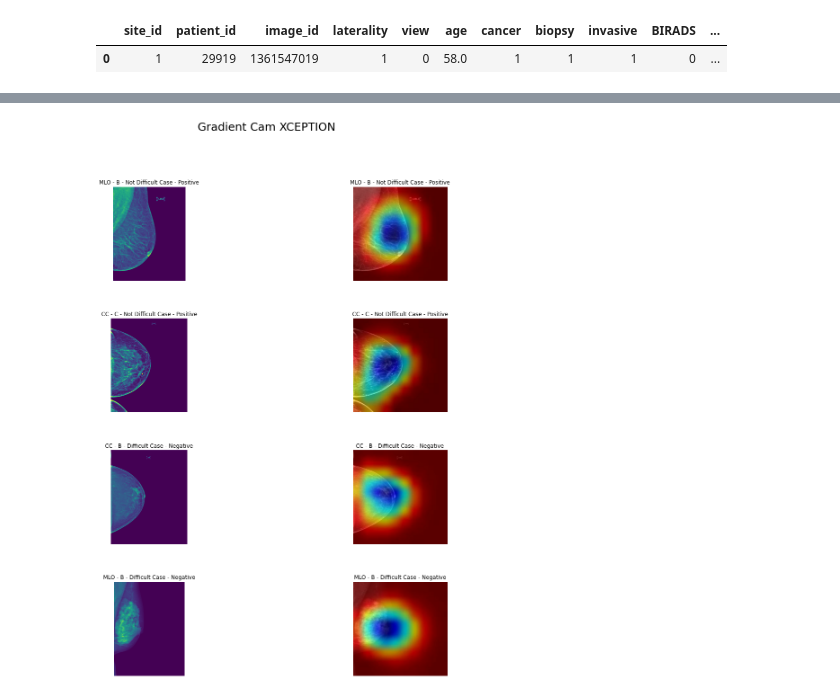
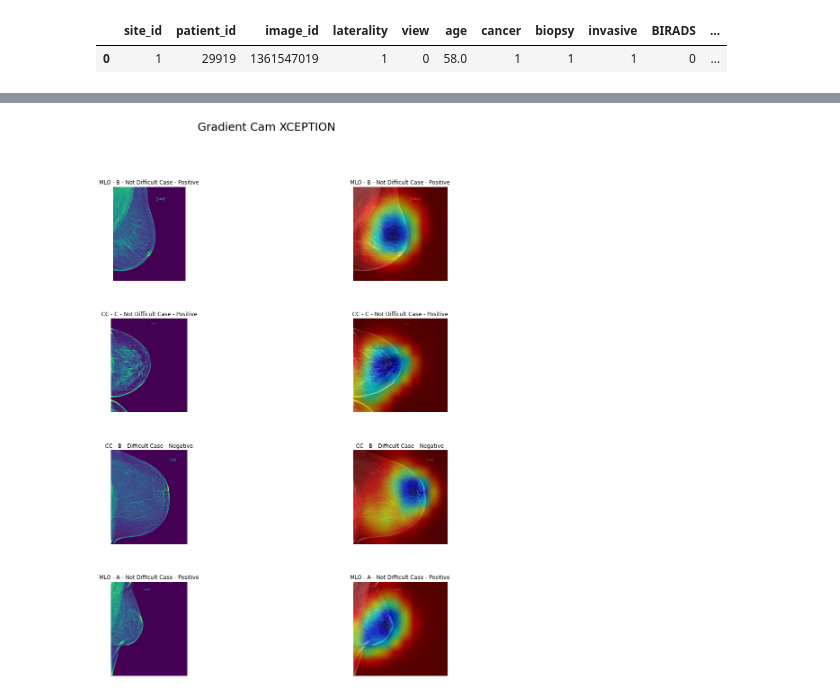
Before and after one commit to BekzodTolipov/RSNA-Screening-Mammography-Breast-Cancer-Detection, a Jupyter notebook: src/01_cleanup_eda/model_eda.ipynb, the cells around one changed output, grey strips where cells are left out. Drawn from its saved outputs; the diff is of its cells as text; code cells hidden in the pictures.

```diff
--- a/src/01_cleanup_eda/model_eda.ipynb
+++ b/src/01_cleanup_eda/model_eda.ipynb
@@ -73,11 +73,11 @@ p_4 = df[
 
 p_5 = df[
     (df["view"] == 1)
-    & (df["laterality"] == 0)
+    & (df["laterality"] == 1)
     & (df["invasive"] == 0)
-    & (df["density"] == 1)
-    & (df["difficult_negative_case"] == True)
-    & (df["cancer"] == 0)
+    & (df["density"] == 0)
+    & (df["difficult_negative_case"] == False)
+    & (df["cancer"] == 1)
 ].iloc[0:1]
 # %%
 # Concat 5 picked patients
@@ -337,32 +337,33 @@ for i in range(len(list_img_paths)):
 # %%
 # Titles for graph
 titles = [
     "MLO - B - Not Difficult Case - Positive",
     "MLO - B - Not Difficult Case - Positive",
     "CC - C - Not Difficult Case - Positive",
     "CC - C - Not Difficult Case - Positive",
     "CC - B - Difficult Case - Negative",
     "CC - B - Difficult Case - Negative",
-    "MLO - B - Difficult Case - Negative",
-    "MLO - B - Difficult Case - Negative",
+    "MLO - A - Not Difficult Case - Positive",
+    "MLO - A - Not Difficult Case - Positive",
 ]
 # Set up layout
 fig, axs = plt.subplots(
     4,
     2,
     figsize=(20, 20),
     squeeze=False,
     gridspec_kw={
         "wspace": 0,
         "hspace": 0.4,
     },
 )
 
 fig.suptitle("Gradient Cam XCEPTION", fontsize=25)
 for i, (img, title) in enumerate(zip(image_array, titles)):
     axs[i // 2, i % 2].imshow(img)
     axs[i // 2, i % 2].axis("off")
     axs[i // 2, i % 2].set_title(title)
+
 plt.savefig("../../charts/model_diagnosis/breast_xception_heatmap.jpg")
 # %% [output]
-[figure, old version]
+[figure, new version]
```
Also changed, not shown: parts of 3 cells of this notebook, 6 other files.
